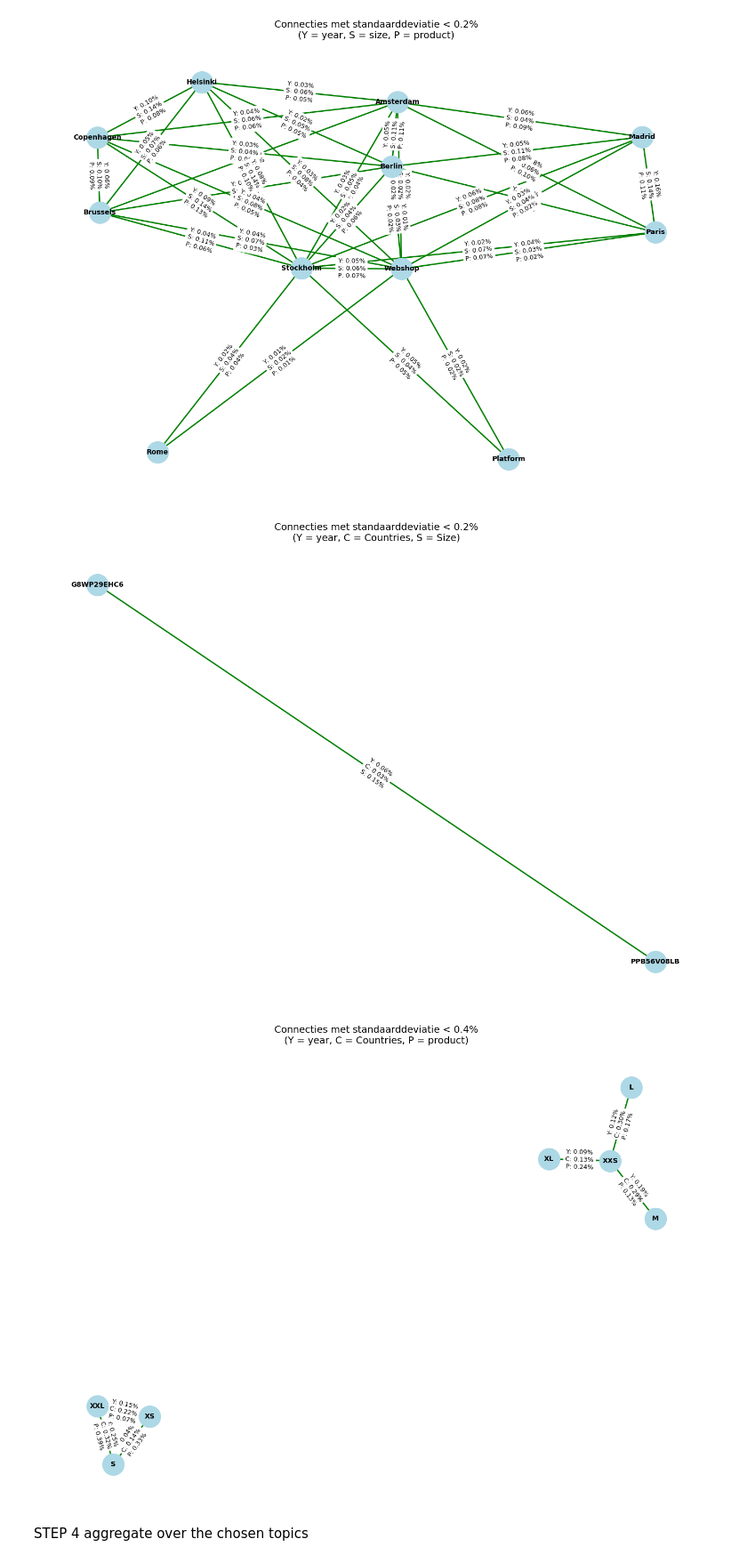
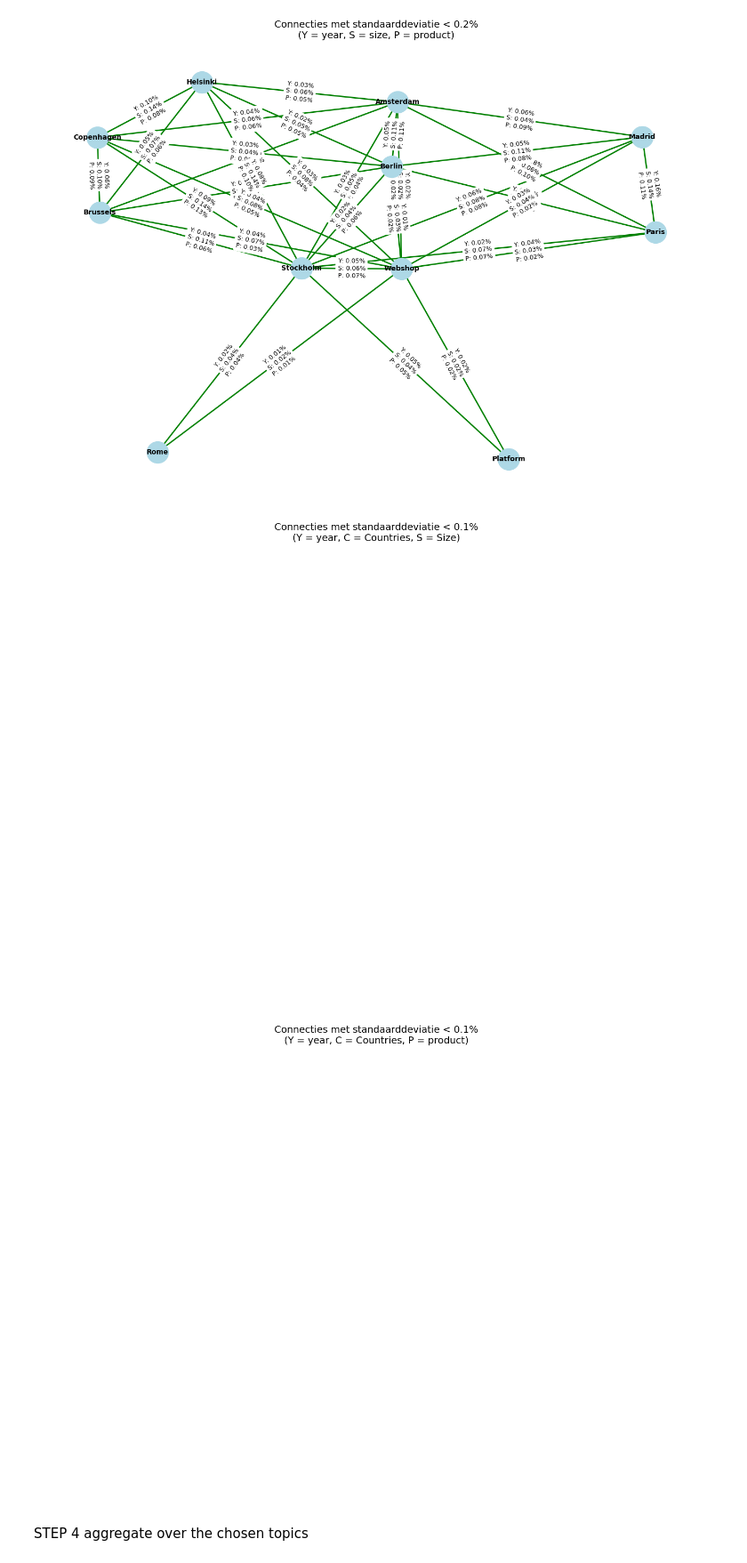
Before and after one commit to biekeleenknegt/SCM_GW, a Jupyter notebook: FULL_CODE.ipynb, the cells around one changed output. Shown at 89% size. Saved outputs shown, nothing was run; the diff lists cells and outputs as text; code cells hidden in the pictures.

```diff
--- a/FULL_CODE.ipynb
+++ b/FULL_CODE.ipynb
@@ -3,5 +3,10 @@
 import pandas as pd
 import itertools
 import numpy as np
+# %%
+std_dev_threshold_merging = .1  # hier kun je mee spelen
+std_dev_threshold_product_network_visualisation = .1  # hier kun je mee spelen
+std_dev_threshold_channel_network_visualisation=.2
+std_dev_threshold_size_network_visualisation=.1
 # %%
 # step 2 data aggregation analysis DIT MOET JE 3 KEER DOEN DUS DE ITEM RESEARCHED TELKENS AANPASSEN
@@ -135,7 +376,6 @@ import networkx as nx
 
 file_path = f"/Users/biekeleenknegt/Documents/Github/SCM_GW/channel_mpe_avg_stdv.xlsx"
 sheet_name = "Sheet1"
-std_dev_threshold = .2  # hier kun je mee spelen
 
 # === Data inlezen ===
 df = pd.read_excel(file_path, sheet_name=sheet_name)
@@ -145,16 +385,16 @@ for col in df.columns[1:]:
     df[col] = df[col].astype(str).str.replace('%', '').str.replace(',', '.').astype(float)
 
 # Filter: alleen rijen waar alle drie de standaarddeviaties < drempel
-filtered = df[
-    (df['Years_StdDev'] < std_dev_threshold) &
-    (df['Products_StdDev'] < std_dev_threshold) &
-    (df['Sizes_StdDev'] < std_dev_threshold)
+filtered_channel = df[
+    (df['Years_StdDev'] < std_dev_threshold_channel_network_visualisation) &
+    (df['Products_StdDev'] < std_dev_threshold_channel_network_visualisation) &
+    (df['Sizes_StdDev'] < std_dev_threshold_channel_network_visualisation)
 ]
 
 # Extract edges en bijhorende labels met 3 std. dev's
 edges = []
 edge_labels = {}
-for _, row in filtered.iterrows():
+for _, row in filtered_channel.iterrows():
     loc1, loc2 = row.iloc[0].split(" vs ")
     edges.append((loc1, loc2))
     label = (
@@ -182,7 +422,7 @@ nx.draw_networkx_labels(G, pos, font_size=10, font_weight='bold')
 # Teken standaarddeviaties op de lijnen
 nx.draw_networkx_edge_labels(G, pos, edge_labels=edge_labels, font_size=9)
 
-plt.title(f"Connecties met standaarddeviatie < {std_dev_threshold}%\n(Y = year, S = size, P = product)", fontsize=14)
+plt.title(f"Connecties met standaarddeviatie < {std_dev_threshold_channel_network_visualisation}%\n(Y = year, S = size, P = product)", fontsize=14)
 plt.axis('off')
 plt.tight_layout()
 plt.show()
@@ -196,7 +436,6 @@ import networkx as nx
 # === PAD NAAR JOUW BESTAND (pas dit aan!) ===
 file_path = f"/Users/biekeleenknegt/Documents/Github/SCM_GW/product_mpe_avg_stdv.xlsx"
 sheet_name = "Sheet1"
-std_dev_threshold = .2  # hier kun je mee spelen
 
 # === Data inlezen ===
 df = pd.read_excel(file_path, sheet_name=sheet_name)
@@ -206,16 +445,16 @@ for col in df.columns[1:]:
     df[col] = df[col].astype(str).str.replace('%', '').str.replace(',', '.').astype(float)
 
 # Filter: alleen rijen waar alle drie de standaarddeviaties < drempel
-filtered = df[
-    (df['Years_StdDev'] < std_dev_threshold) &
-    (df['Countries_StdDev'] < std_dev_threshold) &
-    (df['Sizes_StdDev'] < std_dev_threshold)
+filtered_product = df[
+    (df['Years_StdDev'] < std_dev_threshold_product_network_visualisation) &
+    (df['Countries_StdDev'] < std_dev_threshold_product_network_visualisation) &
+    (df['Sizes_StdDev'] < std_dev_threshold_product_network_visualisation)
 ]
 
 # Extract edges en bijhorende labels met 3 std. dev's
 edges = []
 edge_labels = {}
-for _, row in filtered.iterrows():
+for _, row in filtered_product.iterrows():
     loc1, loc2 = row.iloc[0].split(" vs ")
     edges.append((loc1, loc2))
     label = (
@@ -243,12 +482,12 @@ nx.draw_networkx_labels(G, pos, font_size=10, font_weight='bold')
 # Teken standaarddeviaties op de lijnen
 nx.draw_networkx_edge_labels(G, pos, edge_labels=edge_labels, font_size=9)
 
-plt.title(f"Connecties met standaarddeviatie < {std_dev_threshold}%\n(Y = year, C = Countries, S = Size)", fontsize=14)
+plt.title(f"Connecties met standaarddeviatie < {std_dev_threshold_product_network_visualisation}%\n(Y = year, C = Countries, S = Size)", fontsize=14)
 plt.axis('off')
 plt.tight_layout()
 plt.show()
 # %% [output]
-[figure, old version]
+[figure, new version]
 # %%
 import pandas as pd
 import matplotlib.pyplot as plt
@@ -257,7 +496,6 @@ import networkx as nx
 # === PAD NAAR JOUW BESTAND (pas dit aan!) ===
 file_path = f"/Users/biekeleenknegt/Documents/Github/SCM_GW/size_mpe_avg_stdv.xlsx"
 sheet_name = "Sheet1"
-std_dev_threshold = .4  # hier kun je mee spelen
 
 # === Data inlezen ===
 df = pd.read_excel(file_path, sheet_name=sheet_name)
@@ -267,49 +505,49 @@ for col in df.columns[1:]:
     df[col] = df[col].astype(str).str.replace('%', '').str.replace(',', '.').astype(float)
 
 # Filter: alleen rijen waar alle drie de standaarddeviaties < drempel
-filtered = df[
-    (df['Years_StdDev'] < std_dev_threshold) &
-    (df['Countries_StdDev'] < std_dev_threshold) &
-    (df['Products_StdDev'] < std_dev_threshold)
+filtered_size = df[
+    (df['Years_StdDev'] < std_dev_threshold_size_network_visualisation) &
+    (df['Countries_StdDev'] < std_dev_threshold_size_network_visualisation) &
+    (df['Products_StdDev'] < std_dev_threshold_size_network_visualisation)
 ]
 
 # Extract edges en bijhorende labels met 3 std. dev's
 edges = []
 edge_labels = {}
-for _, row in filtered.iterrows():
+for _, row in filtered_size.iterrows():
     loc1, loc2 = row.iloc[0].split(" vs ")
     edges.append((loc1, loc2))
     label = (
         f"Y: {row['Years_StdDev']:.2f}%\n"
         f"C: {row['Countries_StdDev']:.2f}%\n"
         f"P: {row['Products_StdDev']:.2f}%"
 
     )
     edge_labels[(loc1, loc2)] = label
 
 # Unieke locaties
 nodes = sorted(set([loc for edge in edges for loc in edge]))
 
 # === Graaf tekenen ===
 G = nx.Graph()
 G.add_nodes_from(nodes)
 G.add_edges_from(edges)
 
 plt.figure(figsize=(14, 10))
 pos = nx.spring_layout(G, seed=42)
 nx.draw_networkx_nodes(G, pos, node_color='lightblue', node_size=1000)
 nx.draw_networkx_edges(G, pos, edge_color='green', width=2)
 nx.draw_networkx_labels(G, pos, font_size=10, font_weight='bold')
 
 # Teken standaarddeviaties op de lijnen
 nx.draw_networkx_edge_labels(G, pos, edge_labels=edge_labels, font_size=9)
 
-plt.title(f"Connecties met standaarddeviatie < {std_dev_threshold}%\n(Y = year, C = Countries, P = product)", fontsize=14)
+plt.title(f"Connecties met standaarddeviatie < {std_dev_threshold_size_network_visualisation}%\n(Y = year, C = Countries, P = product)", fontsize=14)
 plt.axis('off')
 plt.tight_layout()
 plt.show()
 # %% [output]
-[figure, old version]
+[figure, new version]
 # %% [markdown]
 STEP 4 aggregate over the chosen topics
 # %%
```
Also changed, not shown: parts of 9 cells of this notebook, 3 other files.
